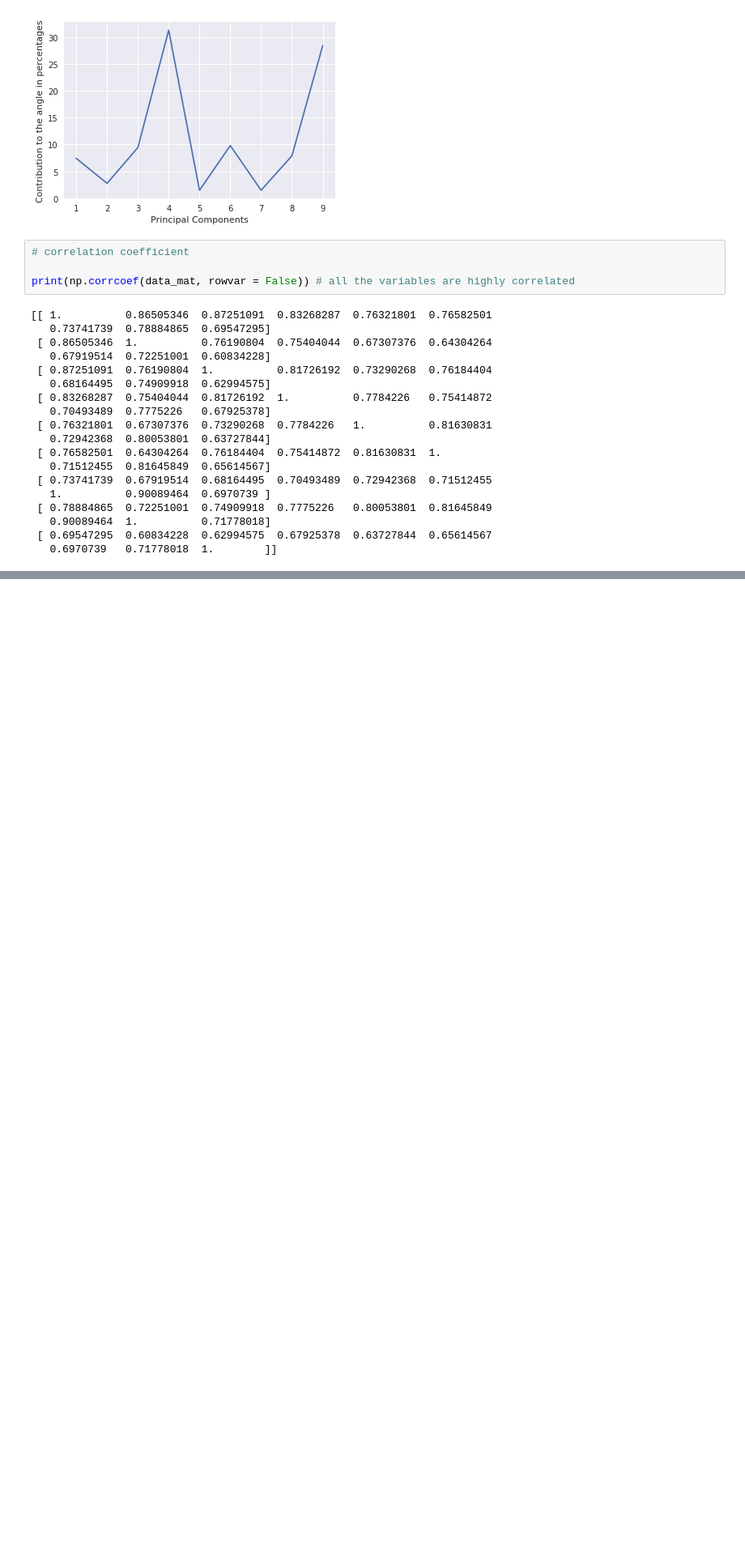
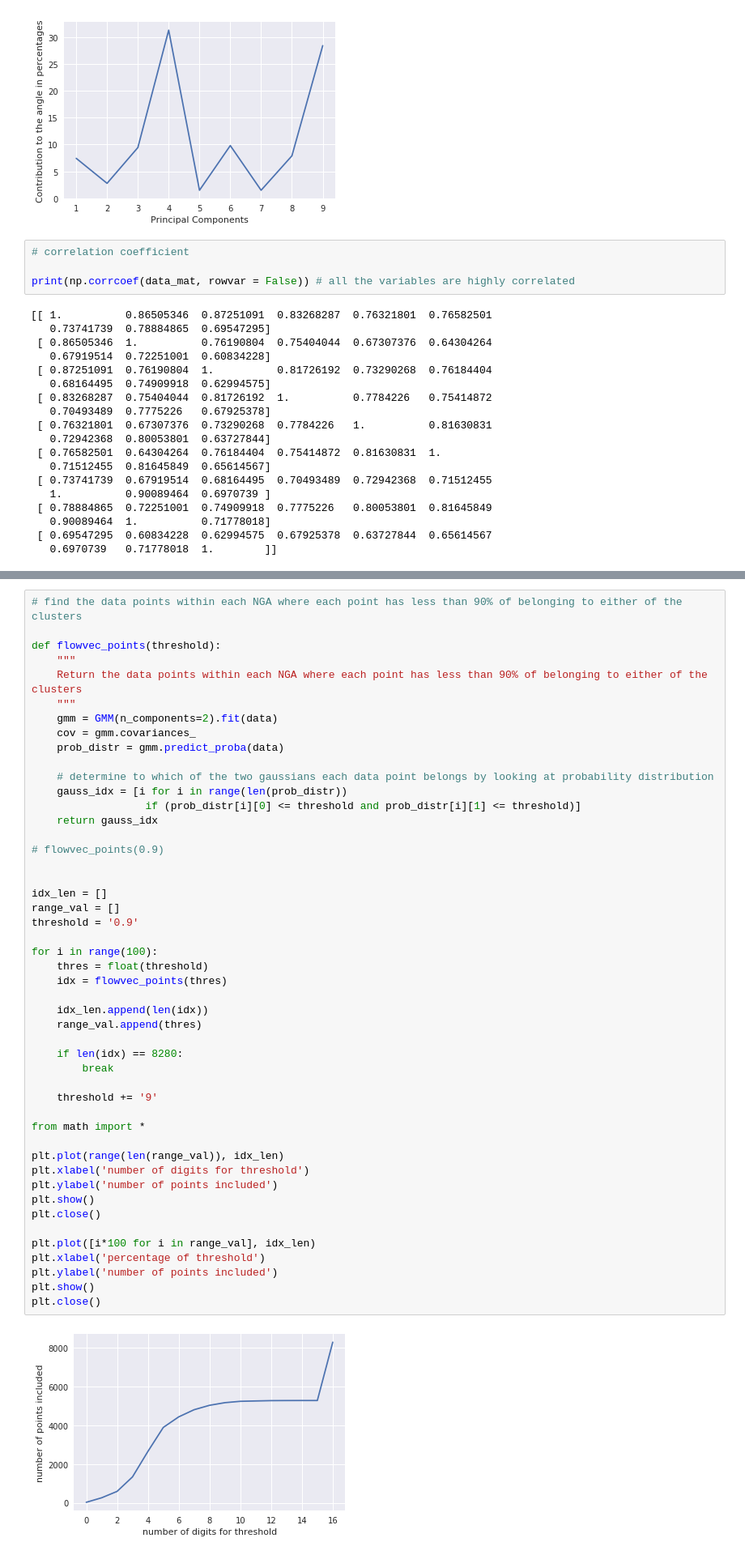
Before and after one commit to jaewshin/turchin, a Jupyter notebook: jupyter/Gaussian_dynamics.ipynb, the cells around one changed output, grey strips where cells are left out. Shown at 81% size. Saved outputs shown, nothing was run; the diff lists cells and outputs as text; blank space fills up the shorter version.

```diff
--- a/jupyter/Gaussian_dynamics.ipynb
+++ b/jupyter/Gaussian_dynamics.ipynb
@@ -621,0 +739,50 @@ print(np.corrcoef(data_mat, rowvar = False)) # all the variables are highly corr
+# %%
+# find the data points within each NGA where each point has less than 90% of belonging to either of the clusters
+
+def flowvec_points(threshold):
+    """
+    Return the data points within each NGA where each point has less than 90% of belonging to either of the clusters
+    """
+    gmm = GMM(n_components=2).fit(data)
+    cov = gmm.covariances_
+    prob_distr = gmm.predict_proba(data)
+
+    # determine to which of the two gaussians each data point belongs by looking at probability distribution
+    gauss_idx = [i for i in range(len(prob_distr))
+                  if (prob_distr[i][0] <= threshold and prob_distr[i][1] <= threshold)]
+    return gauss_idx
+
+# flowvec_points(0.9)
+
+
+idx_len = []
+range_val = []
+threshold = '0.9'
+
+for i in range(100):
+    thres = float(threshold)
+    idx = flowvec_points(thres)
+
+    idx_len.append(len(idx))
+    range_val.append(thres)
+
+    if len(idx) == 8280:
+        break
+
+    threshold += '9'
+
+from math import *
+
+plt.plot(range(len(range_val)), idx_len)
+plt.xlabel('number of digits for threshold')
+plt.ylabel('number of points included')
+plt.show()
+plt.close()
+
+plt.plot([i*100 for i in range_val], idx_len)
+plt.xlabel('percentage of threshold')
+plt.ylabel('number of points included')
+plt.show()
+plt.close()
+# %% [output]
+[figure, added]
```
Also changed, not shown: parts of 7 cells of this notebook, 6 other files.
